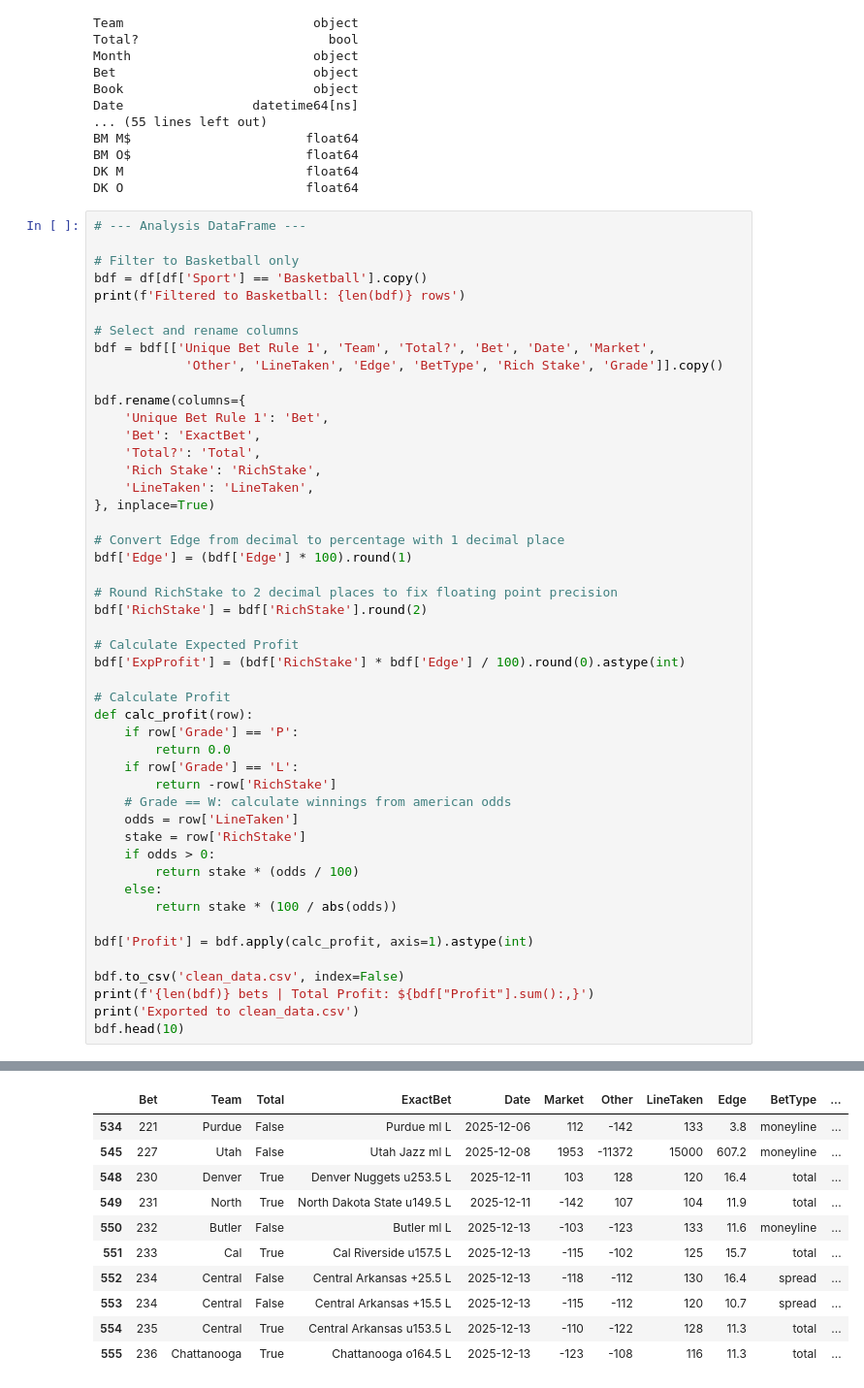
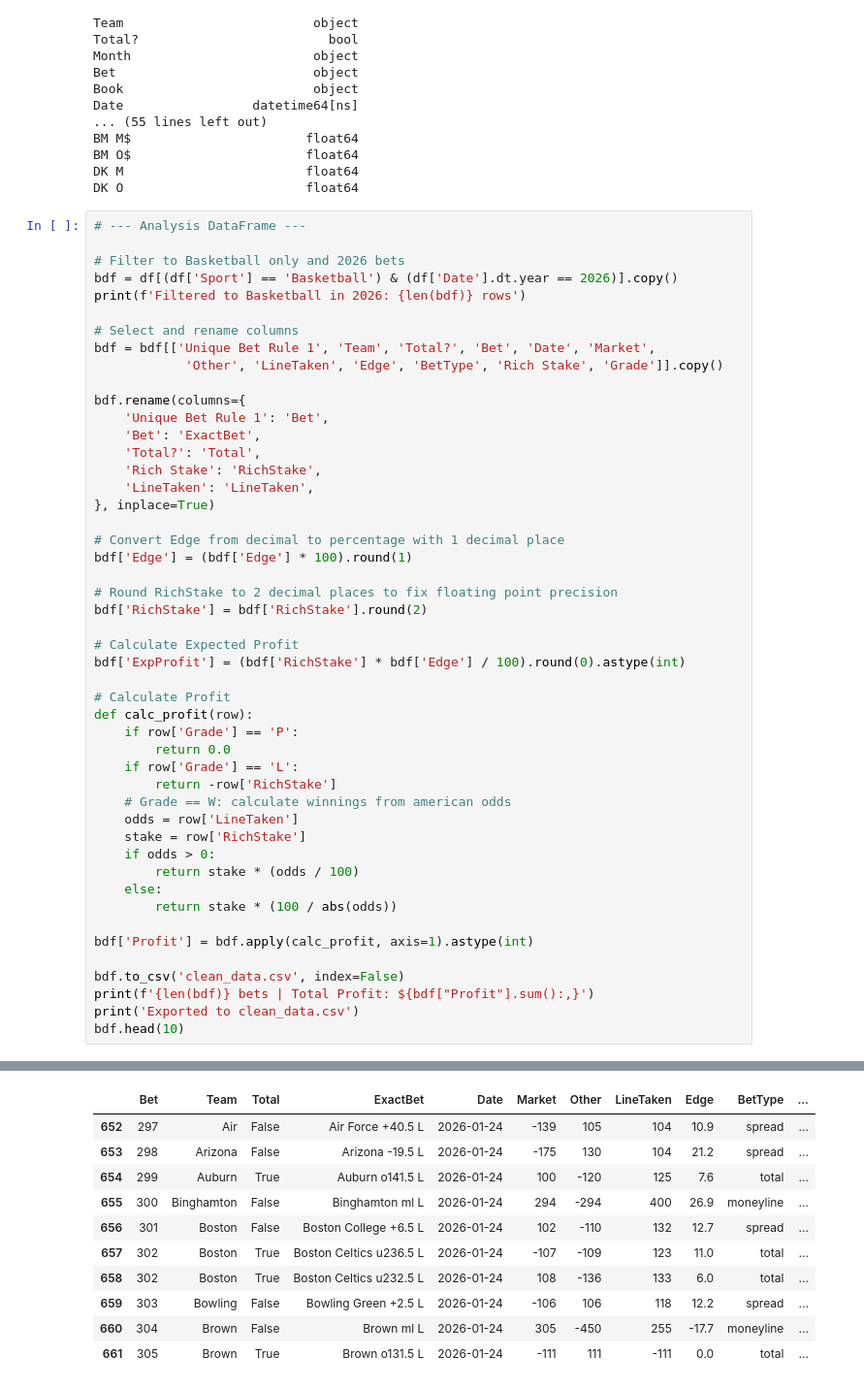
Before and after one commit to Lenshow-coder/rich, a Jupyter notebook: lenny-analysis/lenny-analysis.ipynb, the cells around one changed output, grey strips where cells are left out. Shown at 97% size. Drawn from its saved outputs; the diff is of its cells as text.

```diff
--- a/lenny-analysis/lenny-analysis.ipynb
+++ b/lenny-analysis/lenny-analysis.ipynb
@@ -72,9 +72,9 @@ DK O                        float64
 # %%
 # --- Analysis DataFrame ---
 
-# Filter to Basketball only
-bdf = df[df['Sport'] == 'Basketball'].copy()
-print(f'Filtered to Basketball: {len(bdf)} rows')
+# Filter to Basketball only and 2026 bets
+bdf = df[(df['Sport'] == 'Basketball') & (df['Date'].dt.year == 2026)].copy()
+print(f'Filtered to Basketball in 2026: {len(bdf)} rows')
 
 # Select and rename columns
 bdf = bdf[['Unique Bet Rule 1', 'Team', 'Total?', 'Bet', 'Date', 'Market',
@@ -123,15 +123,15 @@ Filtered to Basketball: 571 rows
 Exported to clean_data.csv
 |  | Bet | Team | Total | ExactBet | Date | Market | Other | LineTaken | Edge | BetType | ... |
-| 534 | 221 | Purdue | False | Purdue ml L | 2025-12-06 | 112 | -142 | 133 | 3.8 | moneyline | ... |
-| 545 | 227 | Utah | False | Utah Jazz ml L | 2025-12-08 | 1953 | -11372 | 15000 | 607.2 | moneyline | ... |
-| 548 | 230 | Denver | True | Denver Nuggets u253.5 L | 2025-12-11 | 103 | 128 | 120 | 16.4 | total | ... |
-| 549 | 231 | North | True | North Dakota State u149.5 L | 2025-12-11 | -142 | 107 | 104 | 11.9 | total | ... |
-| 550 | 232 | Butler | False | Butler ml L | 2025-12-13 | -103 | -123 | 133 | 11.6 | moneyline | ... |
-| 551 | 233 | Cal | True | Cal Riverside u157.5 L | 2025-12-13 | -115 | -102 | 125 | 15.7 | total | ... |
-| 552 | 234 | Central | False | Central Arkansas +25.5 L | 2025-12-13 | -118 | -112 | 130 | 16.4 | spread | ... |
-| 553 | 234 | Central | False | Central Arkansas +15.5 L | 2025-12-13 | -115 | -112 | 120 | 10.7 | spread | ... |
-| 554 | 235 | Central | True | Central Arkansas u153.5 L | 2025-12-13 | -110 | -122 | 128 | 11.3 | total | ... |
-| 555 | 236 | Chattanooga | True | Chattanooga o164.5 L | 2025-12-13 | -123 | -108 | 116 | 11.3 | total | ... |
+| 652 | 297 | Air | False | Air Force +40.5 L | 2026-01-24 | -139 | 105 | 104 | 10.9 | spread | ... |
+| 653 | 298 | Arizona | False | Arizona -19.5 L | 2026-01-24 | -175 | 130 | 104 | 21.2 | spread | ... |
+| 654 | 299 | Auburn | True | Auburn o141.5 L | 2026-01-24 | 100 | -120 | 125 | 7.6 | total | ... |
+| 655 | 300 | Binghamton | False | Binghamton ml L | 2026-01-24 | 294 | -294 | 400 | 26.9 | moneyline | ... |
+| 656 | 301 | Boston | False | Boston College +6.5 L | 2026-01-24 | 102 | -110 | 132 | 12.7 | spread | ... |
+| 657 | 302 | Boston | True | Boston Celtics u236.5 L | 2026-01-24 | -107 | -109 | 123 | 11.0 | total | ... |
+| 658 | 302 | Boston | True | Boston Celtics u232.5 L | 2026-01-24 | 108 | -136 | 133 | 6.0 | total | ... |
+| 659 | 303 | Bowling | False | Bowling Green +2.5 L | 2026-01-24 | -106 | 106 | 118 | 12.2 | spread | ... |
+| 660 | 304 | Brown | False | Brown ml L | 2026-01-24 | 305 | -450 | 255 | -17.7 | moneyline | ... |
+| 661 | 305 | Brown | True | Brown o131.5 L | 2026-01-24 | -111 | 111 | -111 | 0.0 | total | ... |
 # %%
 # --- Merge rows by Bet ID ---
 
```
Also changed, not shown: parts of 5 cells of this notebook, 3 other files.
